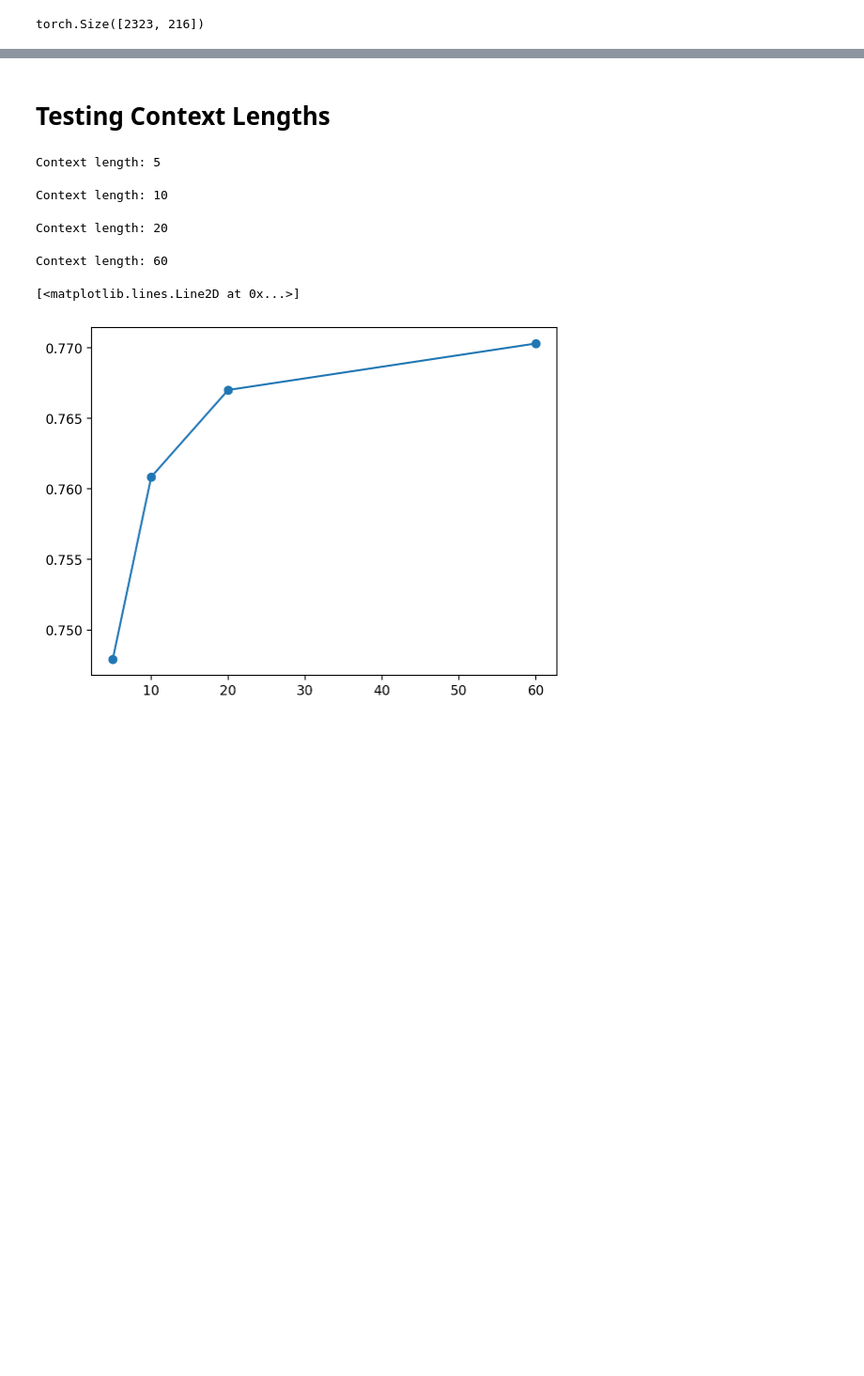
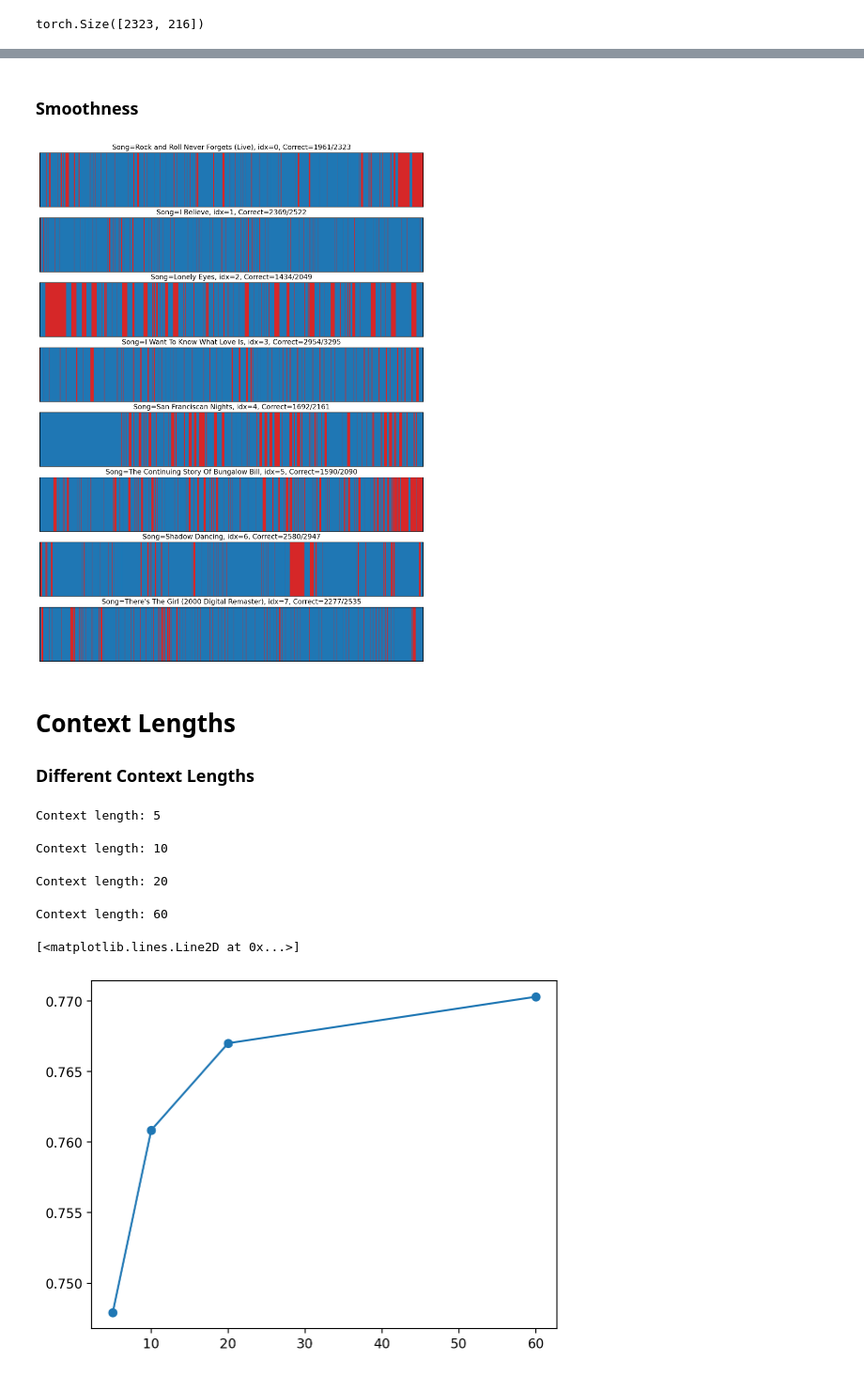
Before and after one commit to PierreRL/AutomaticChordRecognition, a Jupyter notebook: notebooks/model_behaviour_exp.ipynb, the cells around one changed output, grey strips where cells are left out. Shown at 94% size. Cells and saved outputs as stored; diff of their text form; code cells hidden in the pictures; blank space fills up the shorter version.

```diff
--- a/notebooks/model_behaviour_exp.ipynb
+++ b/notebooks/model_behaviour_exp.ipynb
@@ -107,5 +98,38 @@ plt.show()
+# %% [markdown]
+### Smoothness
+# %%
+import matplotlib as mpl
+from src.utils import get_annotation_metadata
+
+cmap = mpl.colors.ListedColormap(["tab:red", "tab:blue"])
+bounds = [0, 0.5, 1]
+norm = mpl.colors.BoundaryNorm(bounds, cmap.N)
+
+example_indices = [0, 1, 2,3,4,5,6,7]  # choose whichever you like
+
+fig, axes = plt.subplots(nrows=len(example_indices), figsize=(12, 2 * len(example_indices)))
+for ax, idx in zip(axes, example_indices):
+    cqt, label = dataset[idx]
+    with torch.no_grad():
+        pred = model(cqt.unsqueeze(0))
+        pred_classes = torch.argmax(pred, dim=2).squeeze(0)
+
+    correctness = (pred_classes == label).long().numpy()
+    correctness_2d = correctness[np.newaxis, :]
+
+    ax.imshow(correctness_2d, cmap=cmap, norm=norm, aspect="auto")
+    title = get_annotation_metadata(dataset.get_filename(idx))["title"]
+    ax.set_title(f"Song={title}, idx={idx}, Correct={correctness.sum()/len(correctness)}", fontsize=12)
+    ax.set_yticks([])
+    ax.set_xticks([])
+
+plt.show()
+# %% [output]
+[figure, added]
 # %% [markdown]
-# Testing Context Lengths
+# Context Lengths
+
+### Different Context Lengths
 # %%
 from src.data.dataset import FixedLengthChordDataset
 from torch.utils.data.dataloader import DataLoader
```
Also changed, not shown: parts of 21 cells of this notebook, 4 other files.
